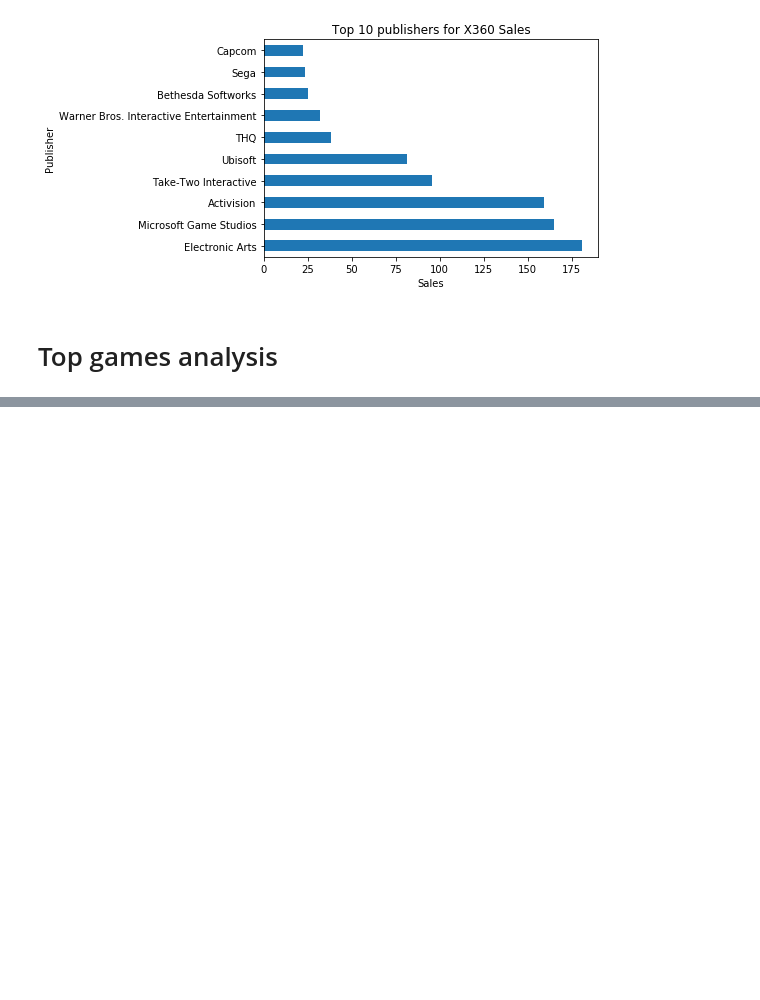
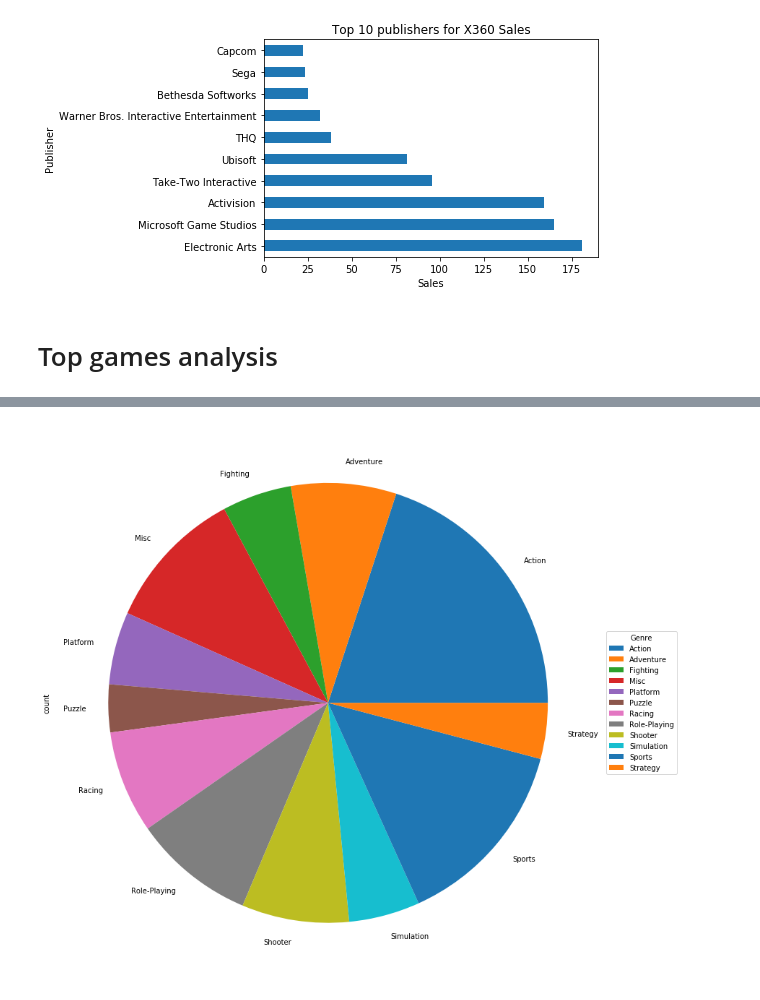
Before and after one commit to Hoturan/M2-PROJECT, a Jupyter notebook: Code/M2-PROJECT.ipynb, the cells around one changed output, grey strips where cells are left out. Saved outputs shown, nothing was run; the diff lists cells and outputs as text; code cells hidden in the pictures; blank space fills up the shorter version.

```diff
--- a/Code/M2-PROJECT.ipynb
+++ b/Code/M2-PROJECT.ipynb
@@ -146,0 +191,8 @@ array([2006., 1985., 2008., 2009., 1996., 1989., 1984., 2005., 1999.,
+# %%
+plot = pd.DataFrame(vgdf.groupby("Genre").Rank.count())
+plot = plot.rename(columns={"Rank": "count"})
+
+plot.plot.pie(y='count', figsize=(14, 14)).legend(title="Genre", loc="center left", bbox_to_anchor=(1, 0, 0.5, 1))
+plt.show()
+# %% [output]
+[figure, added]
```
Also changed, not shown: parts of 9 cells of this notebook, 3 other files.
